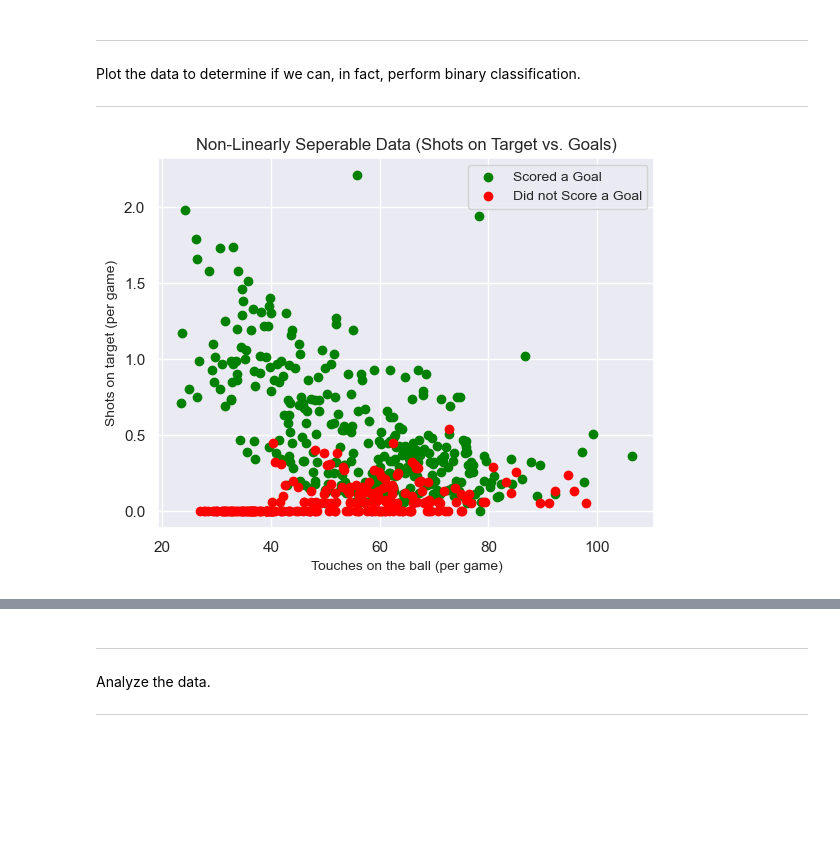
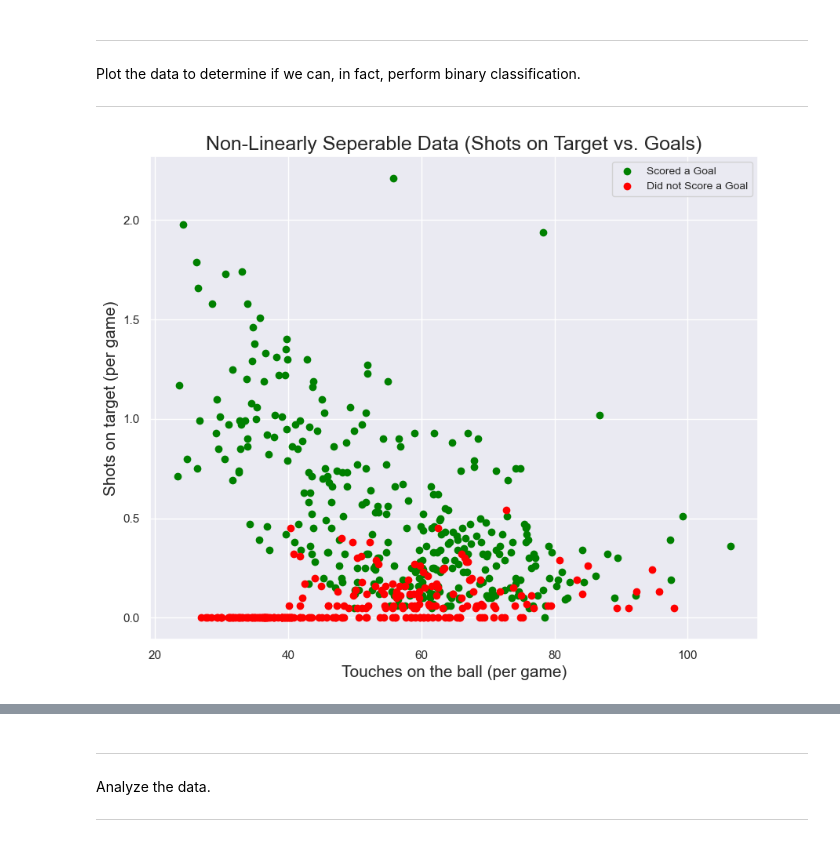
Before and after one commit to pstern17/INDE-577, a Jupyter notebook: 1. Supervised Learning/1.3. Logistic Regression/logistic_regression.ipynb, the cells around one changed output, grey strips where cells are left out. Cells and saved outputs as stored; diff of their text form; code cells hidden in the pictures; blank space fills up the shorter version.

```diff
--- a/1. Supervised Learning/1.3. Logistic Regression/logistic_regression.ipynb
+++ b/1. Supervised Learning/1.3. Logistic Regression/logistic_regression.ipynb
@@ -65,16 +67,18 @@ Plot the data to determine if we can, in fact, perform binary classification.
 # %%
 # Set the theme.
 sns.set_theme()
+
+plt.figure(figsize = (10, 8))
 
 # Add the red card players to the plot.
 plt.scatter(g_t, g_s, color = "green", label = "Scored a Goal")
 
 # Add the non red card players to the plot.
 plt.scatter(ng_t, ng_s, color = "red", label = "Did not Score a Goal")
-plt.xlabel("Touches on the ball (per game)", fontsize = 10)
-plt.ylabel("Shots on target (per game)", fontsize = 10)
+plt.xlabel("Touches on the ball (per game)", fontsize = 15)
+plt.ylabel("Shots on target (per game)", fontsize = 15)
 plt.legend(fontsize = 10, loc = "upper right")
-plt.title("Non-Linearly Seperable Data (Shots on Target vs. Goals)", fontsize = 12)
+plt.title("Non-Linearly Seperable Data (Shots on Target vs. Goals)", fontsize = 18)
 plt.show()
 # %% [output]
-[figure, old version]
+[figure, new version]
```
Also changed, not shown: parts of 26 cells of this notebook, 2 other files.
